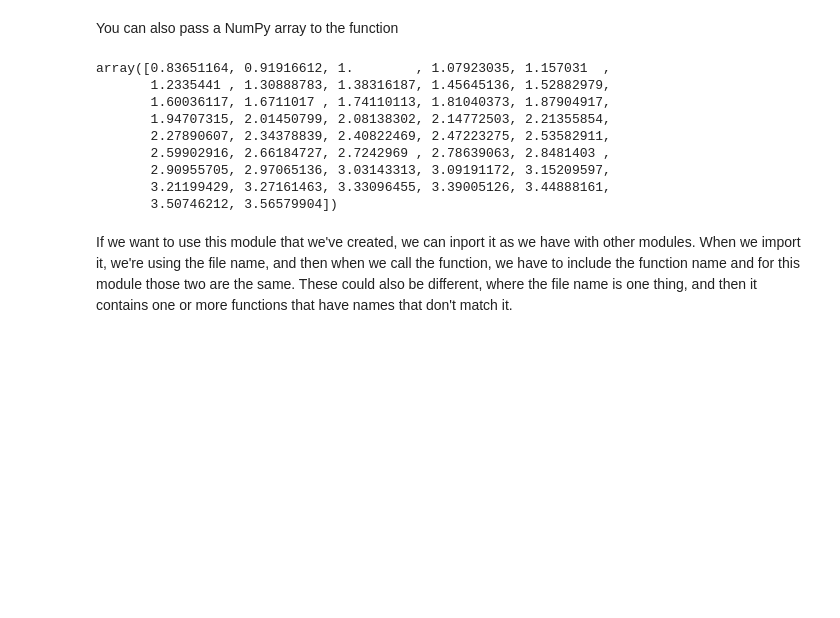
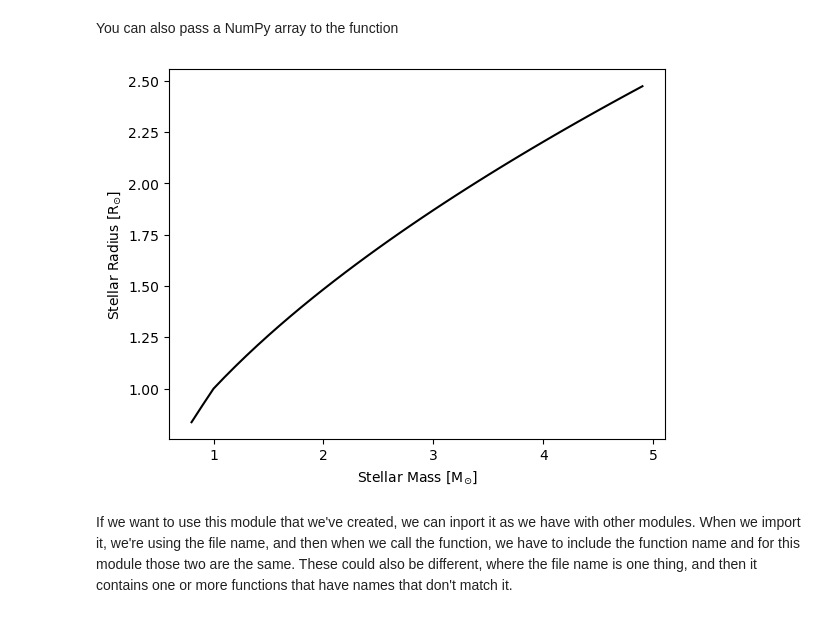
Before and after one commit to daxfeliz/cunybridgebootcamp, a Jupyter notebook: current_and_past_sites/2023_notebooks/Session_04/08_Sys_and_Writing_Modules.ipynb, the cells around one changed output. Cells and saved outputs as stored; diff of their text form; code cells hidden in the pictures; blank space fills up the shorter version.

```diff
--- a/current_and_past_sites/2023_notebooks/Session_04/08_Sys_and_Writing_Modules.ipynb
+++ b/current_and_past_sites/2023_notebooks/Session_04/08_Sys_and_Writing_Modules.ipynb
@@ -93,17 +93,17 @@ import matplotlib.pyplot
 import numpy as np
-# %%
-mass_arr = np.arange(0.8, 5, 0.1)
-stellar_r( mass_arr )
-# %% [output]
-array([0.83651164, 0.91916612, 1.        , 1.07923035, 1.157031  ,
-       1.2335441 , 1.30888783, 1.38316187, 1.45645136, 1.52882979,
-       1.60036117, 1.6711017 , 1.74110113, 1.81040373, 1.87904917,
-       1.94707315, 2.01450799, 2.08138302, 2.14772503, 2.21355854,
-       2.27890607, 2.34378839, 2.40822469, 2.47223275, 2.53582911,
-       2.59902916, 2.66184727, 2.7242969 , 2.78639063, 2.8481403 ,
-       2.90955705, 2.97065136, 3.03143313, 3.09191172, 3.15209597,
-       3.21199429, 3.27161463, 3.33096455, 3.39005126, 3.44888161,
-       3.50746212, 3.56579904])
+# %%
+mass_arr = np.arange(0.8, 5, 0.1)
+
+radius_arr=[]
+for mass in mass_arr:
+    radius_arr.append( stellar_r( mass ) )
+
+plt.plot(mass_arr,radius_arr,'k-')
+plt.xlabel(r'Stellar Mass [M$_{\odot}$]')
+plt.ylabel(r'Stellar Radius [R$_{\odot}$]')
+plt.show()
+# %% [output]
+[figure, added]
 # %% [markdown]
 If we want to use this module that we've created, we can inport it as we have with other modules. When we import it, we're using the file name, and then when we call the function, we have to include the function name and for this module those two are the same. These could also be different, where the file name is one thing, and then it contains one or more functions that have names that don't match it.
 # %%
```
Also changed, not shown: parts of 4 cells of this notebook, 10 other files.
